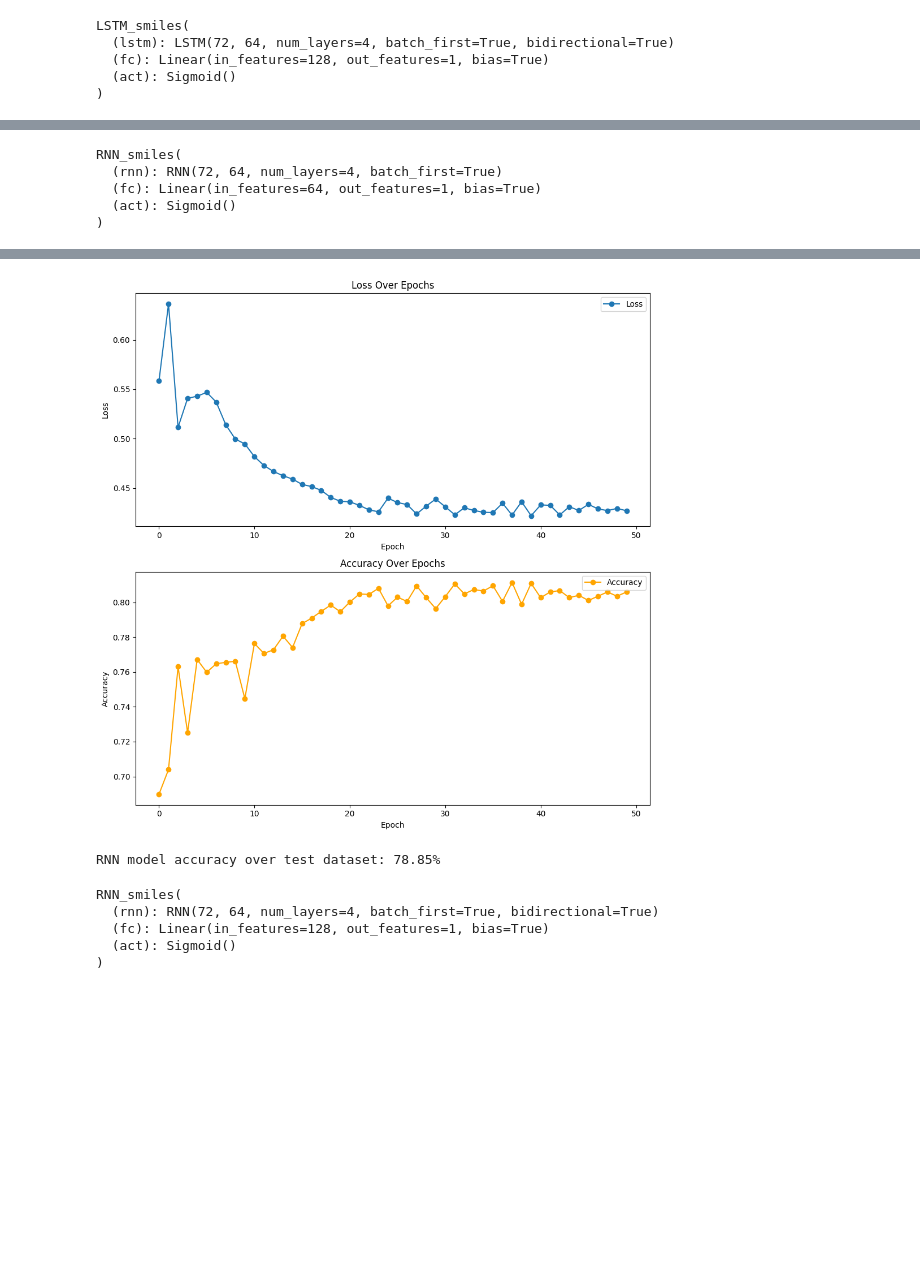
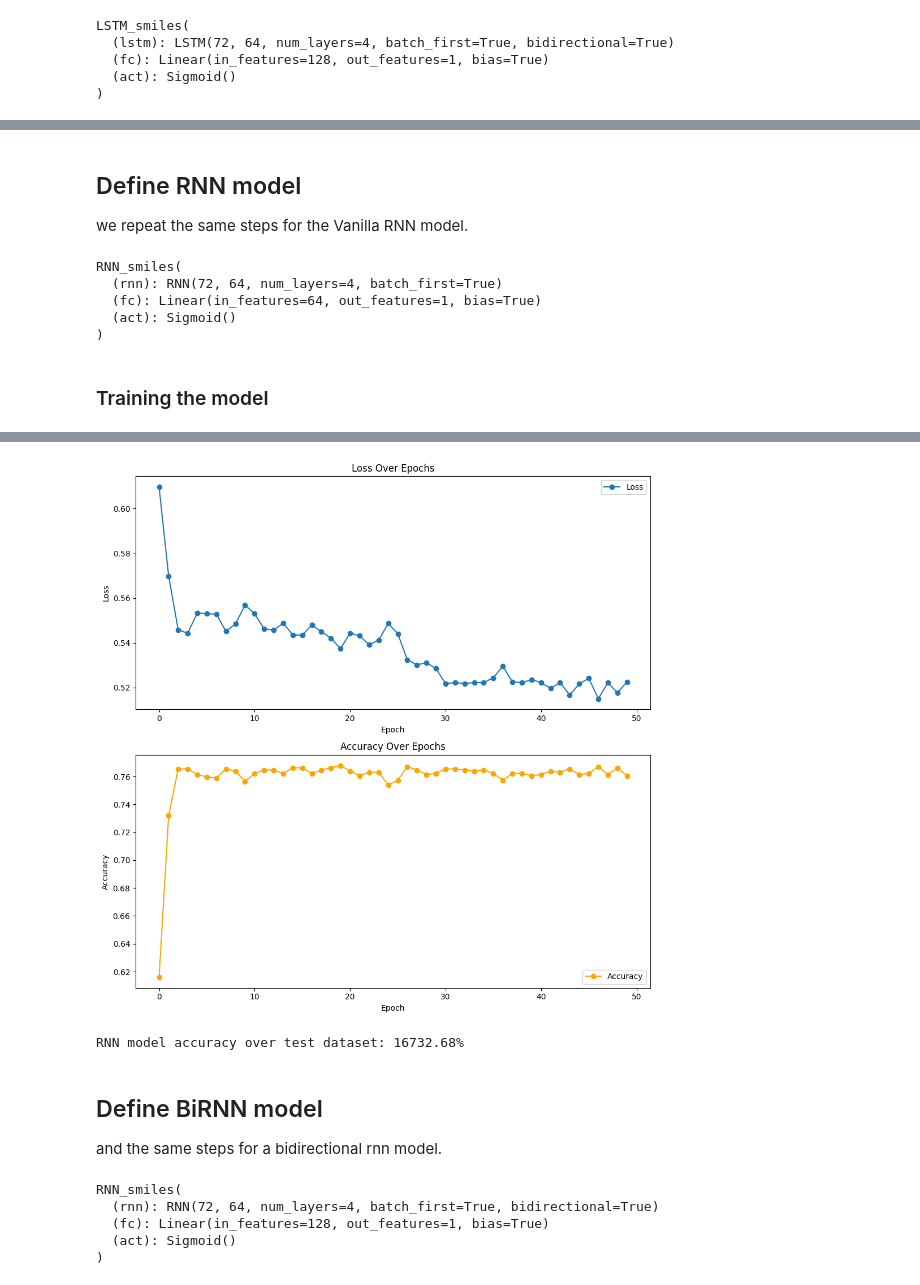
Before and after one commit to Theborna/Deep-Learning-Homework, a Jupyter notebook: HW4/Q1/bbbp-rnn-lstm.ipynb, the cells around one changed output, grey strips where cells are left out. Saved outputs shown, nothing was run; the diff lists cells and outputs as text; code cells hidden in the pictures; blank space fills up the shorter version.

```diff
--- a/HW4/Q1/bbbp-rnn-lstm.ipynb
+++ b/HW4/Q1/bbbp-rnn-lstm.ipynb
@@ -128,5 +180,5 @@ test_loader_LSTM = DataLoader(
 # %%
-def train_model(model, dataset, num_epochs, print_every=5):
+def train_model(model, optimizer, criterion, scheduler, dataset, num_epochs, print_every=5):
     from tqdm import tqdm
 
     loss_list = []
@@ -386,6 +480,10 @@ class RNN_smiles(nn.Module):
         out = self.fc(out)
         out = self.act(out)
         return out
+# %% [markdown]
+## Define RNN model
+
+we repeat the same steps for the Vanilla RNN model.
 # %%
 input_size = X_train_LSTM.shape[-1]
 rnn_model = RNN_smiles(
@@ -406,7 +504,9 @@ RNN_smiles(
   (fc): Linear(in_features=64, out_features=1, bias=True)
   (act): Sigmoid()
 )
+# %% [markdown]
+### Training the model
 # %%
-loss_list, accuracy_list = train_model(rnn_model, train_loader_LSTM, num_epochs=50)
+loss_list, accuracy_list = train_model(rnn_model, optimizer, criterion, scheduler, train_loader_LSTM, num_epochs=50)
 plot_loss_acc(loss_list, accuracy_list)
 # %% [output]
@@ -423,9 +523,13 @@ Epoch 50/50, Loss: 0.4269, Accuracy: 80.59%
-[figure, old version]
+[figure, new version]
 # %%
-test_accuracy_RNN = eval_model(rnn_model, test_loader_LSTM)
+test_accuracy_RNN = eval_model(rnn_model, test_loader_LSTM, device)
 print(f'RNN model accuracy over test dataset: {100*test_accuracy_RNN:.2f}%')
 # %% [output]
-RNN model accuracy over test dataset: 78.85%
+RNN model accuracy over test dataset: 16732.68%
+# %% [markdown]
+## Define BiRNN model
+
+and the same steps for a bidirectional rnn model.
 # %%
 input_size = X_train_LSTM.shape[-1]
 birnn_model = RNN_smiles(
```
Also changed, not shown: parts of 37 cells of this notebook.
